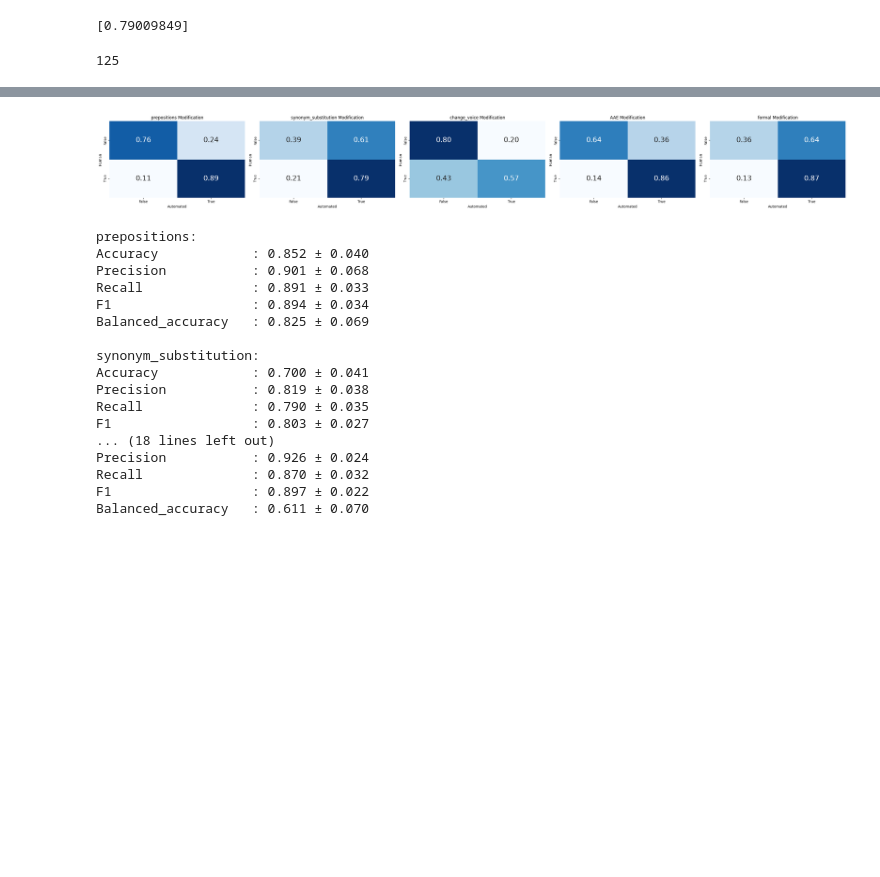
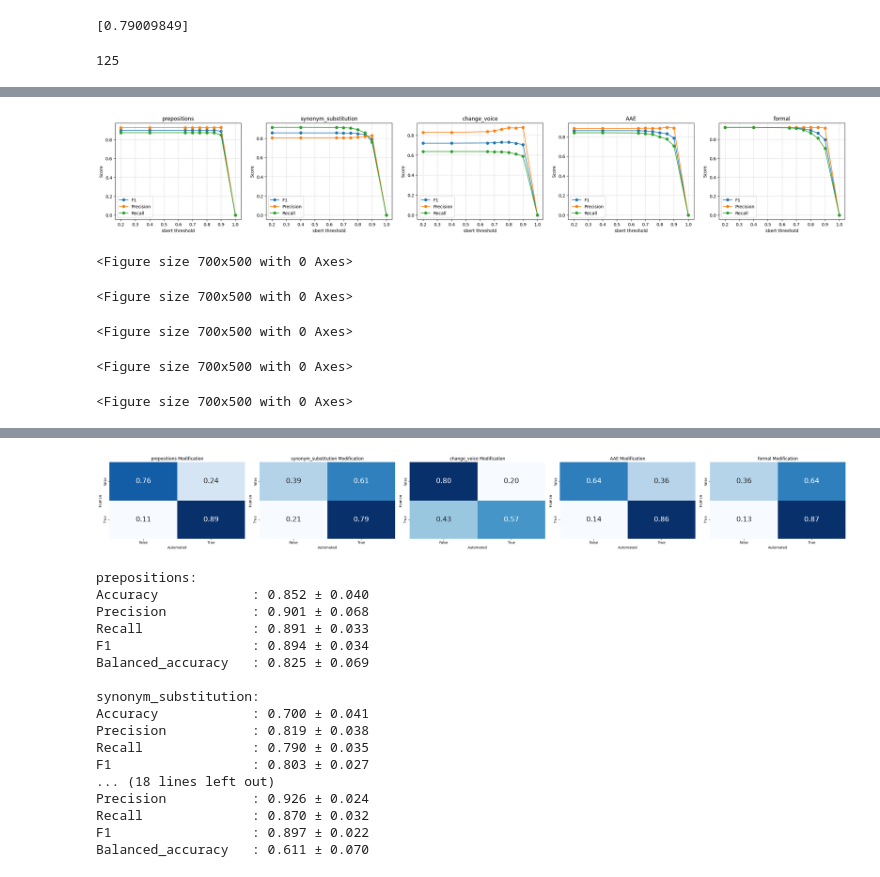
Before and after one commit to bekahma/augment_framework, a Jupyter notebook: notebooks/annotation_analysis.ipynb, the cells around one changed output, grey strips where cells are left out. Cells and saved outputs as stored; diff of their text form; code cells hidden in the pictures; blank space fills up the shorter version.

```diff
--- a/notebooks/annotation_analysis.ipynb
+++ b/notebooks/annotation_analysis.ipynb
@@ -303,0 +615,20 @@ def check_for_voice_changes(row):
+# %%
+# Ablation Study for Similarity Threshold Across Modification Types
+modifications_sim = ['prepositions', 'synonym_substitution', 'change_voice', 'AAE', 'formal']
+
+# Set up the plot grid (one row per modification type)
+fig, axes = plt.subplots(1, len(modifications_sim), figsize=(6 * len(modifications_sim), 4))
+
+for ax, modification in zip(axes, modifications_sim):
+    plot_ablation(ax, all_annotated_df, mod_type=modification, threshold_name="sbert", values=[0.2, 0.4, 0.65, 0.7, 0.75, 0.8, 0.85, 0.9, 1])
+
+#fig.suptitle("Ablation Study: SBERT Score Threshold Across Modification Types", fontsize=16, y=1.02)
+plt.tight_layout()
+plt.show()
+# %% [output]
+[figure, added]
+<Figure size 700x500 with 0 Axes>
+<Figure size 700x500 with 0 Axes>
+<Figure size 700x500 with 0 Axes>
+<Figure size 700x500 with 0 Axes>
+<Figure size 700x500 with 0 Axes>
```
Also changed, not shown: parts of 24 cells of this notebook, 1 other file.
